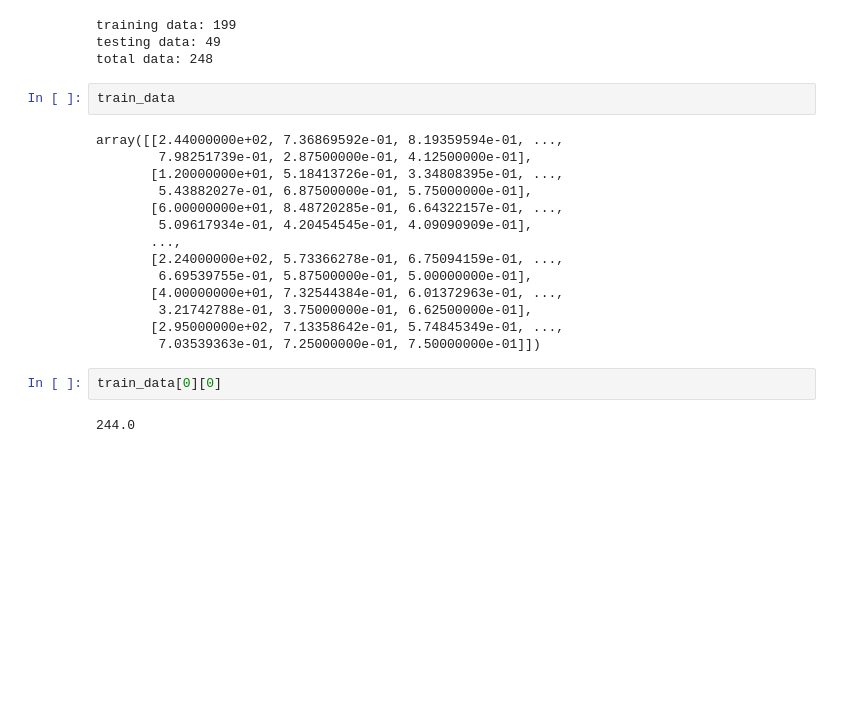
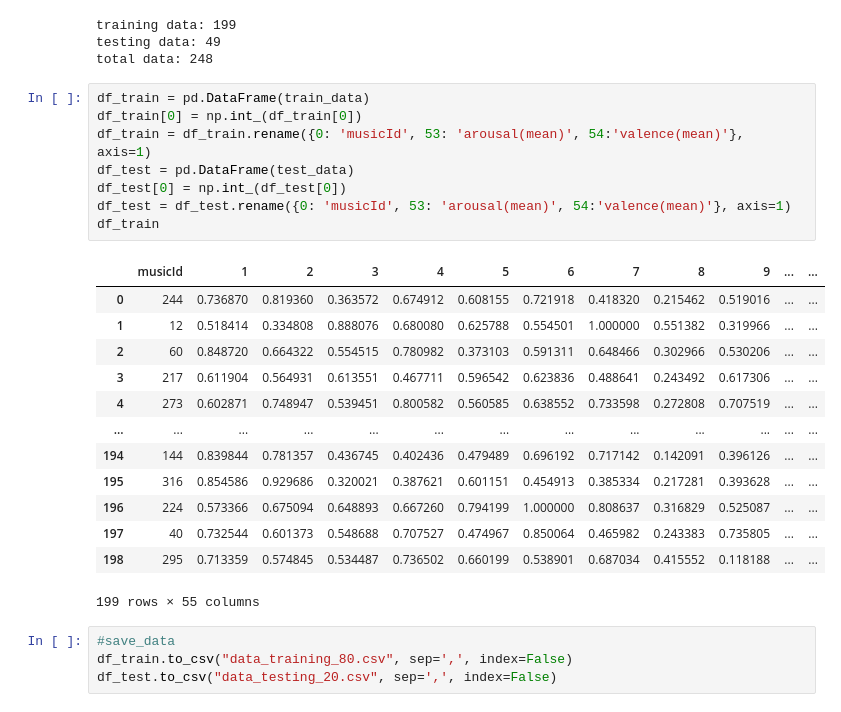
Before and after one commit to rosiindahag/voice_classification, a Jupyter notebook: fix_split data.ipynb, the cells around one changed output. Cells and saved outputs as stored; diff of their text form; blank space fills up the shorter version.

Commit message:
save and import data

```diff
--- a/fix_split data.ipynb
+++ b/fix_split data.ipynb
@@ -118,23 +118,29 @@ print("total data: "+str(total_train+total_test))
 training data: 199
 testing data: 49
 total data: 248
-# %%
-train_data
-# %% [output]
-array([[2.44000000e+02, 7.36869592e-01, 8.19359594e-01, ...,
-        7.98251739e-01, 2.87500000e-01, 4.12500000e-01],
-       [1.20000000e+01, 5.18413726e-01, 3.34808395e-01, ...,
-        5.43882027e-01, 6.87500000e-01, 5.75000000e-01],
-       [6.00000000e+01, 8.48720285e-01, 6.64322157e-01, ...,
-        5.09617934e-01, 4.20454545e-01, 4.09090909e-01],
-       ...,
-       [2.24000000e+02, 5.73366278e-01, 6.75094159e-01, ...,
-        6.69539755e-01, 5.87500000e-01, 5.00000000e-01],
-       [4.00000000e+01, 7.32544384e-01, 6.01372963e-01, ...,
-        3.21742788e-01, 3.75000000e-01, 6.62500000e-01],
-       [2.95000000e+02, 7.13358642e-01, 5.74845349e-01, ...,
-        7.03539363e-01, 7.25000000e-01, 7.50000000e-01]])
-# %%
-train_data[0][0]
-# %% [output]
-244.0
+# %%
+df_train = pd.DataFrame(train_data)
+df_train[0] = np.int_(df_train[0])
+df_train = df_train.rename({0: 'musicId', 53: 'arousal(mean)', 54:'valence(mean)'}, axis=1)
+df_test = pd.DataFrame(test_data)
+df_test[0] = np.int_(df_test[0])
+df_test = df_test.rename({0: 'musicId', 53: 'arousal(mean)', 54:'valence(mean)'}, axis=1)
+df_train
+# %% [output]
+|  | musicId | 1 | 2 | 3 | 4 | 5 | 6 | 7 | 8 | 9 | ... | ... |
+| 0 | 244 | 0.736870 | 0.819360 | 0.363572 | 0.674912 | 0.608155 | 0.721918 | 0.418320 | 0.215462 | 0.519016 | ... | ... |
+| 1 | 12 | 0.518414 | 0.334808 | 0.888076 | 0.680080 | 0.625788 | 0.554501 | 1.000000 | 0.551382 | 0.319966 | ... | ... |
+| 2 | 60 | 0.848720 | 0.664322 | 0.554515 | 0.780982 | 0.373103 | 0.591311 | 0.648466 | 0.302966 | 0.530206 | ... | ... |
+| 3 | 217 | 0.611904 | 0.564931 | 0.613551 | 0.467711 | 0.596542 | 0.623836 | 0.488641 | 0.243492 | 0.617306 | ... | ... |
+| 4 | 273 | 0.602871 | 0.748947 | 0.539451 | 0.800582 | 0.560585 | 0.638552 | 0.733598 | 0.272808 | 0.707519 | ... | ... |
+| ... | ... | ... | ... | ... | ... | ... | ... | ... | ... | ... | ... | ... |
+| 194 | 144 | 0.839844 | 0.781357 | 0.436745 | 0.402436 | 0.479489 | 0.696192 | 0.717142 | 0.142091 | 0.396126 | ... | ... |
+| 195 | 316 | 0.854586 | 0.929686 | 0.320021 | 0.387621 | 0.601151 | 0.454913 | 0.385334 | 0.217281 | 0.393628 | ... | ... |
+| 196 | 224 | 0.573366 | 0.675094 | 0.648893 | 0.667260 | 0.794199 | 1.000000 | 0.808637 | 0.316829 | 0.525087 | ... | ... |
+| 197 | 40 | 0.732544 | 0.601373 | 0.548688 | 0.707527 | 0.474967 | 0.850064 | 0.465982 | 0.243383 | 0.735805 | ... | ... |
+| 198 | 295 | 0.713359 | 0.574845 | 0.534487 | 0.736502 | 0.660199 | 0.538901 | 0.687034 | 0.415552 | 0.118188 | ... | ... |
+199 rows × 55 columns
+# %%
+#save_data
+df_train.to_csv("data_training_80.csv", sep=',', index=False)
+df_test.to_csv("data_testing_20.csv", sep=',', index=False)
```
Also changed, not shown: 3 other files.
